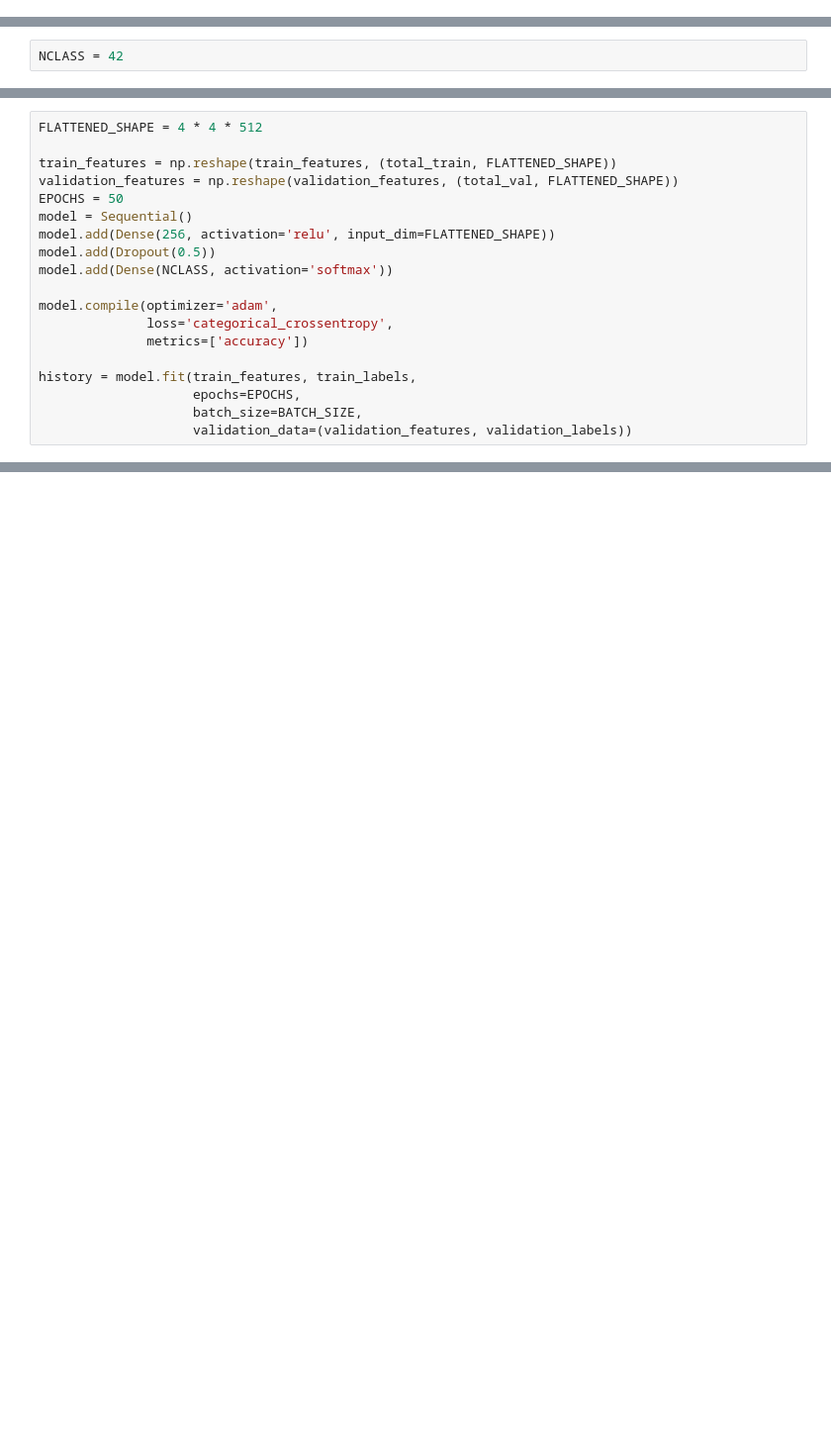
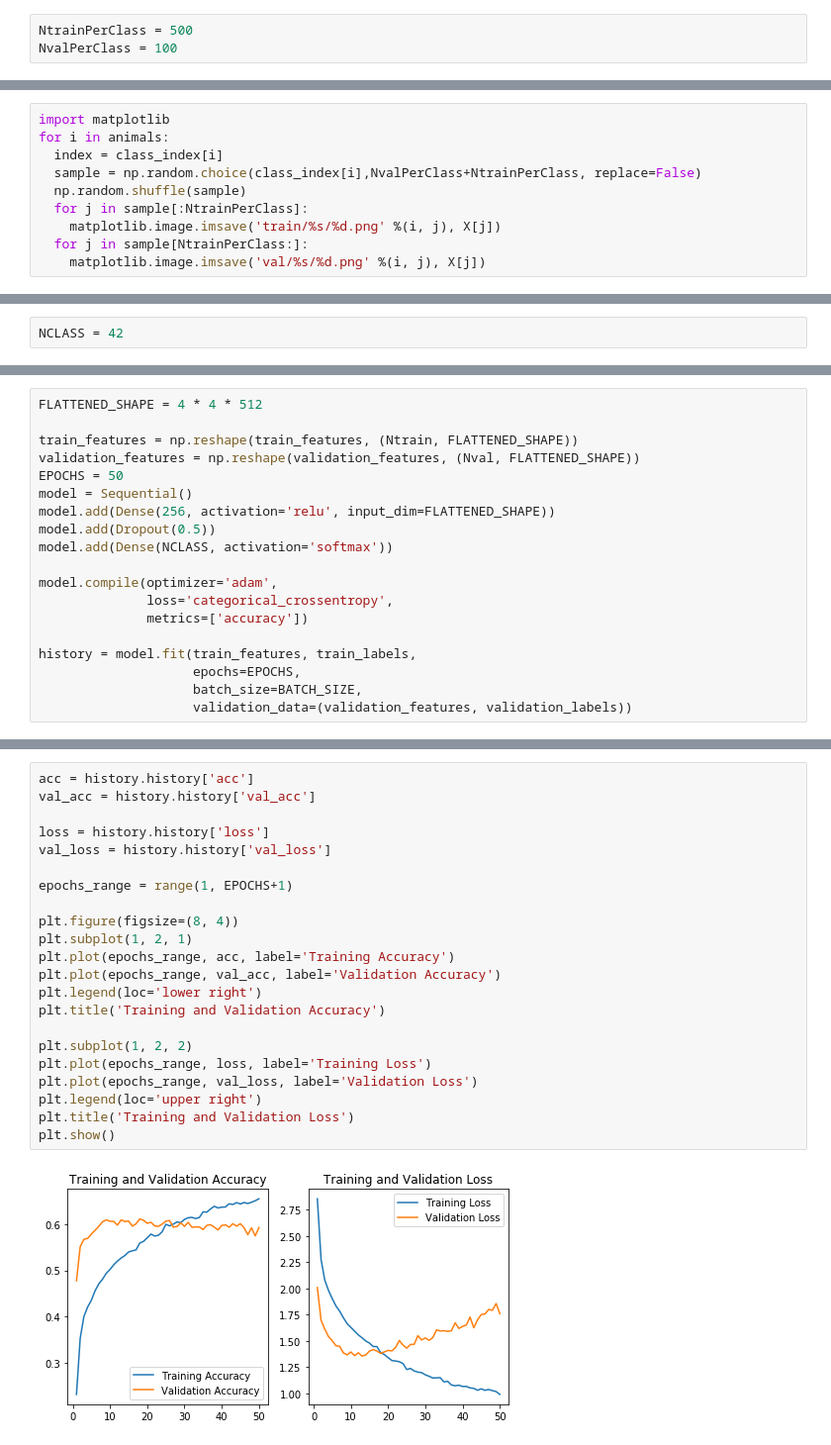
Before and after one commit to JingQian87/AppliedDL, a Jupyter notebook: ExtraCredit/EC_A2_jq2282.ipynb, the cells around one changed output, grey strips where cells are left out. Shown: that part at 99% size. Drawn from its saved outputs; the diff is of its cells as text; blank space fills up the shorter version.

```diff
--- a/ExtraCredit/EC_A2_jq2282.ipynb
+++ b/ExtraCredit/EC_A2_jq2282.ipynb
@@ -302,0 +301,3 @@ Split images into directories labeled with class
+# %%
+NtrainPerClass = 500
+NvalPerClass = 100
@@ -339,0 +331,10 @@ print(y_train[:5])
+# %%
+import matplotlib
+for i in animals:
+  index = class_index[i]
+  sample = np.random.choice(class_index[i],NvalPerClass+NtrainPerClass, replace=False)
+  np.random.shuffle(sample)
+  for j in sample[:NtrainPerClass]:
+    matplotlib.image.imsave('train/%s/%d.png' %(i, j), X[j])
+  for j in sample[NtrainPerClass:]:
+    matplotlib.image.imsave('val/%s/%d.png' %(i, j), X[j])
@@ -376,8 +388,8 @@ train_features
 # %%
 FLATTENED_SHAPE = 4 * 4 * 512
 
-train_features = np.reshape(train_features, (total_train, FLATTENED_SHAPE))
-validation_features = np.reshape(validation_features, (total_val, FLATTENED_SHAPE))
+train_features = np.reshape(train_features, (Ntrain, FLATTENED_SHAPE))
+validation_features = np.reshape(validation_features, (Nval, FLATTENED_SHAPE))
 EPOCHS = 50
 model = Sequential()
 model.add(Dense(256, activation='relu', input_dim=FLATTENED_SHAPE))
@@ -449,0 +425,24 @@ ValueError: ignored
+# %%
+acc = history.history['acc']
+val_acc = history.history['val_acc']
+
+loss = history.history['loss']
+val_loss = history.history['val_loss']
+
+epochs_range = range(1, EPOCHS+1)
+
+plt.figure(figsize=(8, 4))
+plt.subplot(1, 2, 1)
+plt.plot(epochs_range, acc, label='Training Accuracy')
+plt.plot(epochs_range, val_acc, label='Validation Accuracy')
+plt.legend(loc='lower right')
+plt.title('Training and Validation Accuracy')
+
+plt.subplot(1, 2, 2)
+plt.plot(epochs_range, loss, label='Training Loss')
+plt.plot(epochs_range, val_loss, label='Validation Loss')
+plt.legend(loc='upper right')
+plt.title('Training and Validation Loss')
+plt.show()
+# %% [output]
+[figure, added]
```
Also changed, not shown: parts of 30 cells of this notebook.
